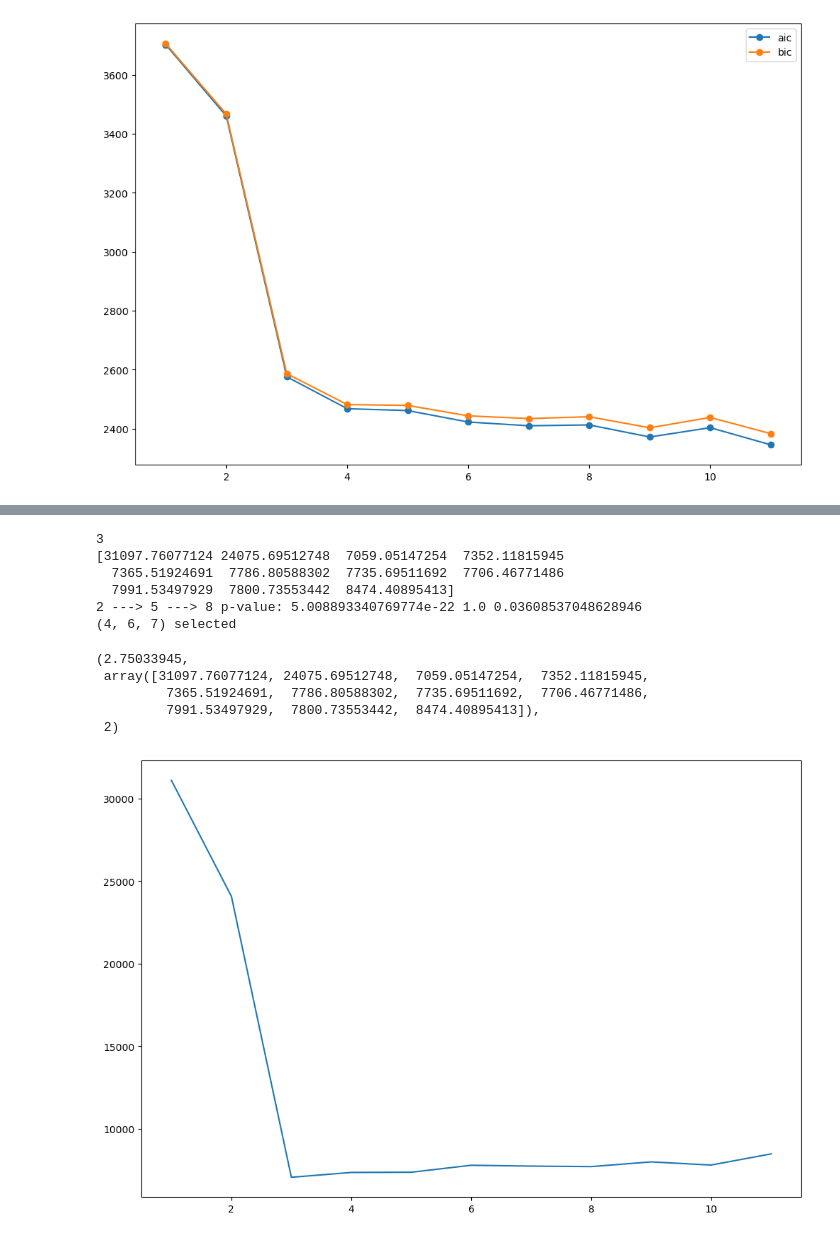
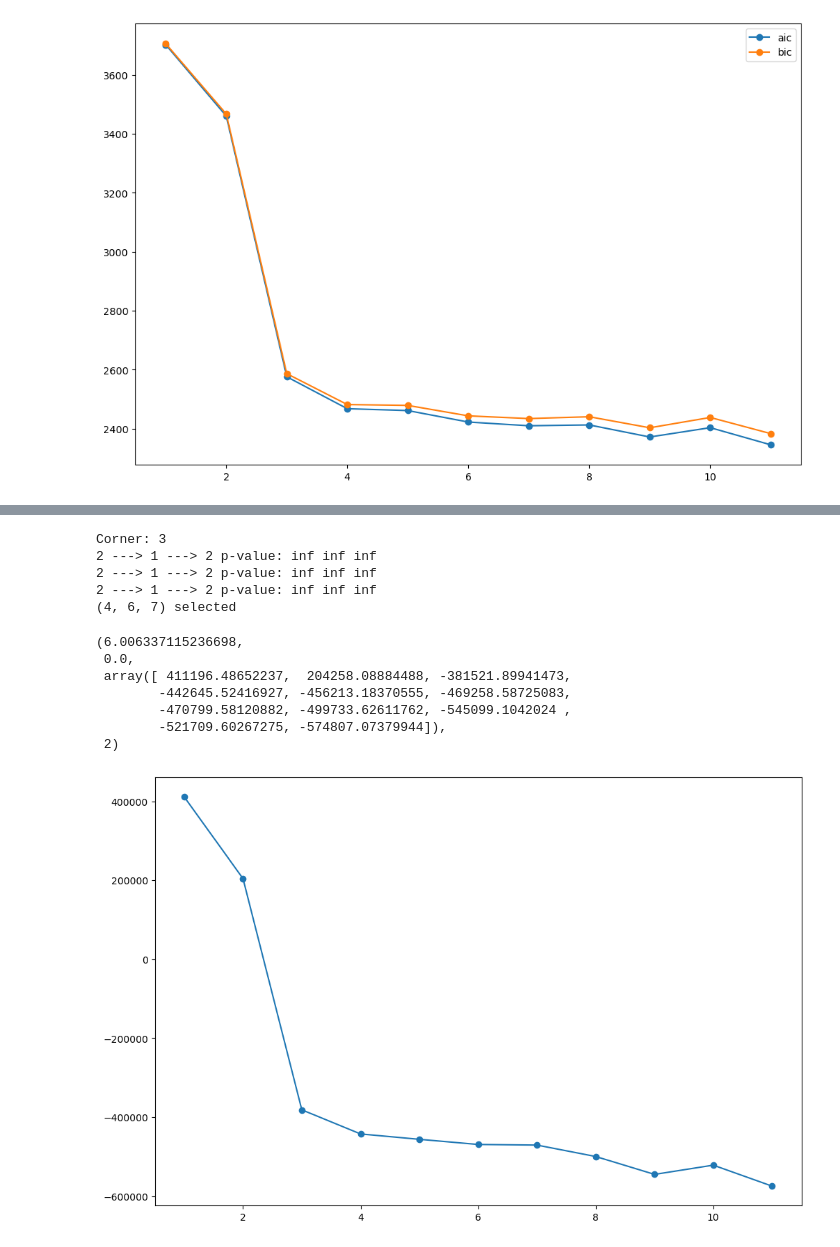
Before and after one commit to Pongpisit-Thanasutives/parametric-discovery, a Jupyter notebook: Spatial_KS_Equation_Chaotic_DEV1.ipynb, the cells around one changed output, grey strips where cells are left out. Drawn from its saved outputs; the diff is of its cells as text; code cells hidden in the pictures.

```diff
--- a/Spatial_KS_Equation_Chaotic_DEV1.ipynb
+++ b/Spatial_KS_Equation_Chaotic_DEV1.ipynb
@@ -373,4 +433,16 @@ plt.show()
 # %%
+def conditional_argmin(ics, valid_indices=None):
+    am = np.argmin(ics)
+    if valid_indices is None:
+        return am
+    else:
+        assert len(valid_indices) > 0 and len(set(valid_indices)-set(np.arange(len(ics)))) == 0
+        # return max(valid_indices[np.where(valid_indices<=np.argmin(ics))[0]])
+        for idx in np.argsort(ics):
+            if idx in valid_indices and idx <= am: return idx
+valid_indices = np.array(valid_indices) # None
+# valid_indices = None
+
 verbose = True
 tau = 3
 b_bics = []
@@ -383,14 +455,16 @@ for com in complexities:
     lower_bounds.append(lower_bound)
     b_bics.append(rss2bic(rss, com, nobs, epsilon))
 assert np.allclose(np.array(b_bics), np.array(ics))
-print(find_corner(complexities, b_bics))
+print("Corner:", find_corner(complexities, b_bics))
 
+idx2lambda =  d = dict([(_-1, []) for _ in complexities])
 last_lam = np.log10(max(max(lower_bounds/uncertainties), 1e-8))
 delta = last_lam/tau
 now_lam = last_lam-delta
 last_ubic = UBIC(b_bics, uncertainties, nobs, hyp=10**last_lam)
-print(last_ubic)
-last_bc = np.argmin(last_ubic)
+last_bc = conditional_argmin(last_ubic, valid_indices)
+idx2lambda[np.argmin(last_ubic)].append(last_lam)
+idx2lambda[np.argmin(UBIC(b_bics, uncertainties, nobs, hyp=10**(last_lam+1*delta)))].append(last_lam+1*delta)
 
 thres = 1e-4
 percent = 75 # 75 # 90 (เพราะไม่เอา complexity = 1)
@@ -399,11 +473,11 @@ complexities = np.array(complexities)
 d_complexities = complexities[decreasing_values_indices(b_bics)]
 d_bics = b_bics[decreasing_values_indices(b_bics)]
 thres = max(thres, np.percentile(np.abs(np.diff(d_bics)/(np.diff(d_complexities)*d_bics[:-1])), percent))
-pcut = 1e-2
 
 while now_lam >= 0:
     now_ubic = UBIC(b_bics, uncertainties, nobs, hyp=10**now_lam)
-    now_bc = np.argmin(now_ubic)
+    now_bc = conditional_argmin(now_ubic, valid_indices)
+    idx2lambda[np.argmin(now_ubic)].append(now_lam)
 
     diff_com = now_bc-last_bc
     diff_bic = b_bics[now_bc]-b_bics[last_bc]
@@ -449,21 +523,23 @@ while now_lam >= 0:
 
 last_lam = abs(round(last_lam, 8))
 best_indices = best_subsets[complexities[last_bc]][-1]; print(best_indices, "selected")
-# 2 ---> 4 ---> 8 8.230679206001151e-41 1.0 0.997720336917782
-last_lam, last_ubic, last_bc
+lam_plot = min(idx2lambda[last_bc])
+ubic_plot = UBIC(b_bics, uncertainties, nobs, hyp=10**lam_plot)
+lam_plot, last_lam, last_ubic, last_bc
 # %% [output]
-3
-[31097.76077124 24075.69512748  7059.05147254  7352.11815945
-  7365.51924691  7786.80588302  7735.69511692  7706.46771486
-  7991.53497929  7800.73553442  8474.40895413]
-2 ---> 5 ---> 8 p-value: 5.008893340769774e-22 1.0 0.03608537048628946
+Corner: 3
+2 ---> 1 ---> 2 p-value: inf inf inf
+2 ---> 1 ---> 2 p-value: inf inf inf
+2 ---> 1 ---> 2 p-value: inf inf inf
 (4, 6, 7) selected
-(2.75033945,
- array([31097.76077124, 24075.69512748,  7059.05147254,  7352.11815945,
-         7365.51924691,  7786.80588302,  7735.69511692,  7706.46771486,
-         7991.53497929,  7800.73553442,  8474.40895413]),
+(6.006337115236698,
+ 0.0,
+ array([ 411196.48652237,  204258.08884488, -381521.89941473,
+        -442645.52416927, -456213.18370555, -469258.58725083,
+        -470799.58120882, -499733.62611762, -545099.1042024 ,
+        -521709.60267275, -574807.07379944]),
  2)
 # %%
-plt.plot(complexities, last_ubic); plt.show()
+plt.plot(complexities, last_ubic, '-o'); plt.show()
 # %% [output]
-[figure, old version]
+[figure, new version]
```
Also changed, not shown: parts of 7 cells of this notebook, 2 other files.
